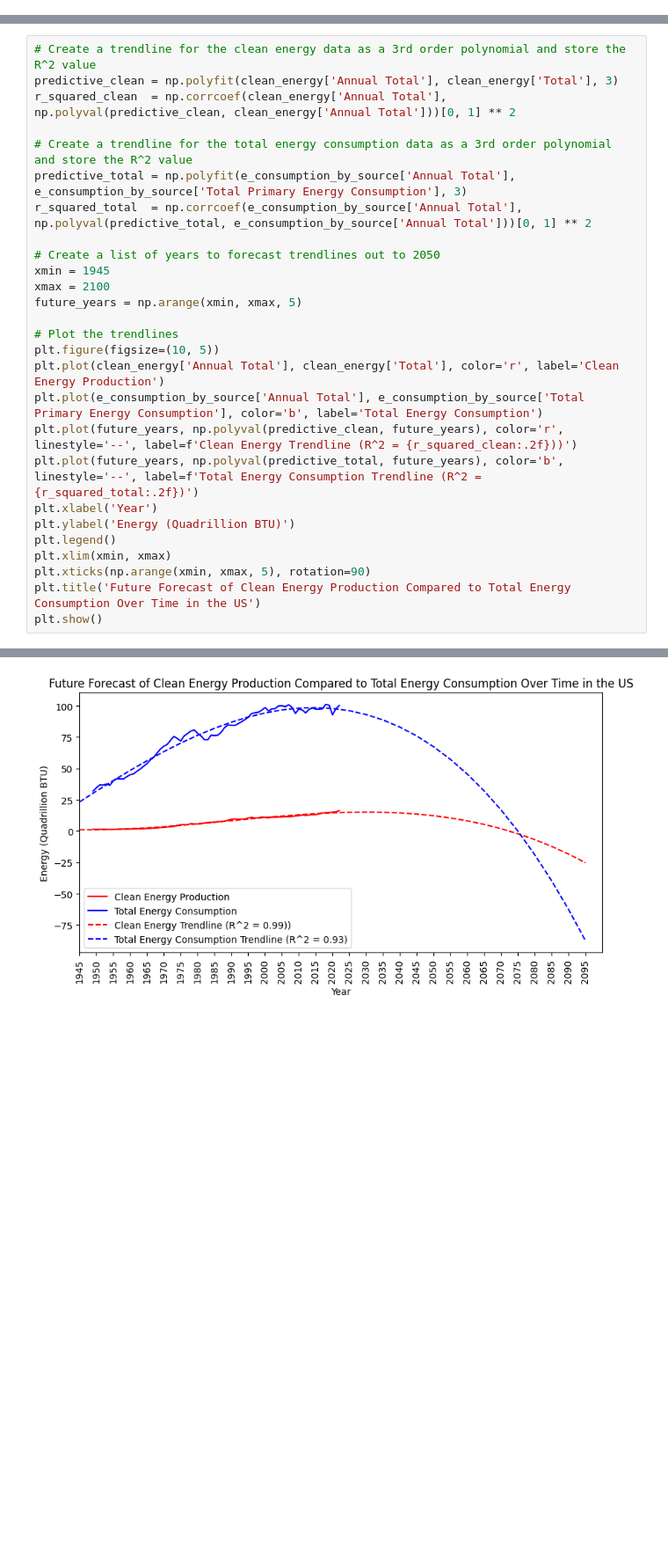
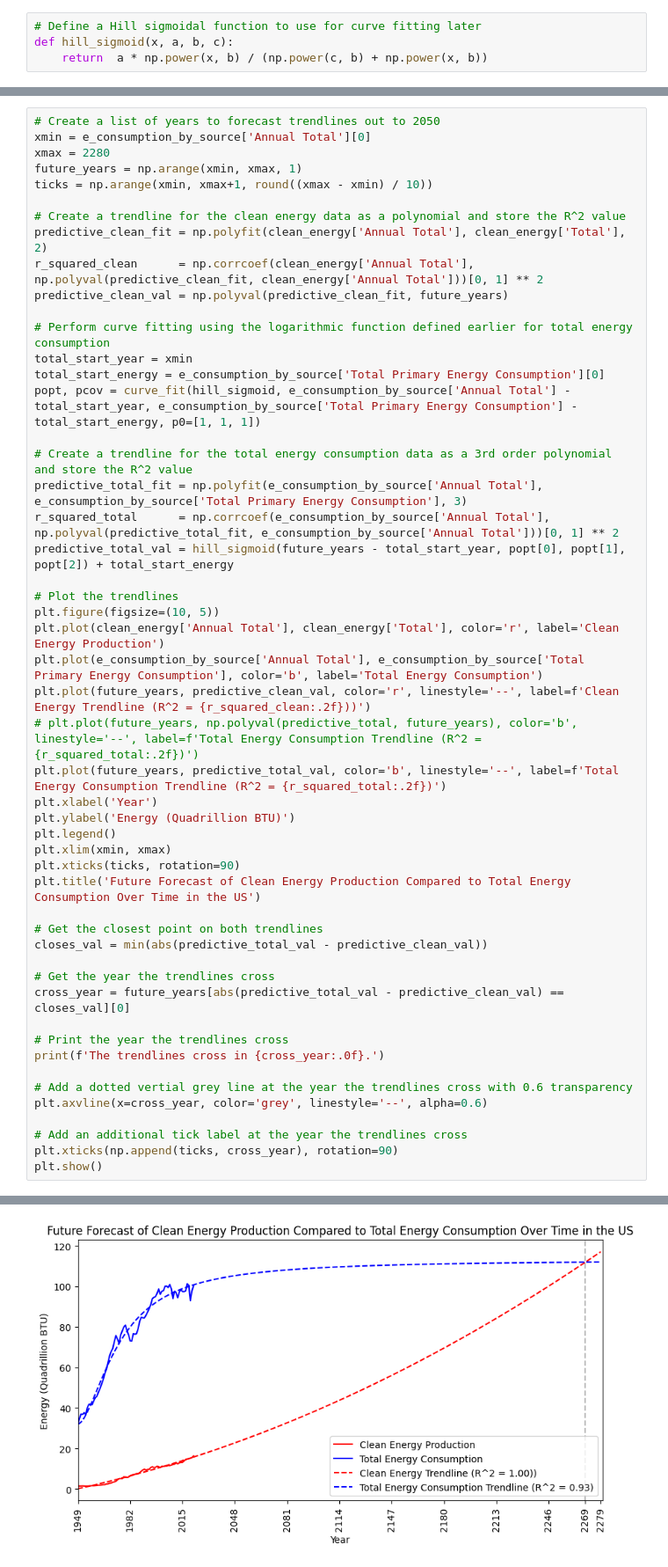
Before and after one commit to peterlecavalier/clean-energy-report, a Jupyter notebook: final_project.ipynb, the cells around one changed output, grey strips where cells are left out. Shown: that part at 88% size. Drawn from its saved outputs; the diff is of its cells as text; blank space fills up the shorter version.

```diff
--- a/final_project.ipynb
+++ b/final_project.ipynb
@@ -1 +12,5 @@
+# %%
+# Define a Hill sigmoidal function to use for curve fitting later
+def hill_sigmoid(x, a, b, c):
+    return  a * np.power(x, b) / (np.power(c, b) + np.power(x, b))
 # %%
@@ -46,28 +67,52 @@ plt.show()
 # %%
-# Create a trendline for the clean energy data as a 3rd order polynomial and store the R^2 value
-predictive_clean = np.polyfit(clean_energy['Annual Total'], clean_energy['Total'], 3)
-r_squared_clean  = np.corrcoef(clean_energy['Annual Total'], np.polyval(predictive_clean, clean_energy['Annual Total']))[0, 1] ** 2
+# Create a list of years to forecast trendlines out to 2050
+xmin = e_consumption_by_source['Annual Total'][0]
+xmax = 2280
+future_years = np.arange(xmin, xmax, 1)
+ticks = np.arange(xmin, xmax+1, round((xmax - xmin) / 10))
+
+# Create a trendline for the clean energy data as a polynomial and store the R^2 value
+predictive_clean_fit = np.polyfit(clean_energy['Annual Total'], clean_energy['Total'], 2)
+r_squared_clean      = np.corrcoef(clean_energy['Annual Total'], np.polyval(predictive_clean_fit, clean_energy['Annual Total']))[0, 1] ** 2
+predictive_clean_val = np.polyval(predictive_clean_fit, future_years)
+
+# Perform curve fitting using the logarithmic function defined earlier for total energy consumption
+total_start_year = xmin
+total_start_energy = e_consumption_by_source['Total Primary Energy Consumption'][0]
+popt, pcov = curve_fit(hill_sigmoid, e_consumption_by_source['Annual Total'] - total_start_year, e_consumption_by_source['Total Primary Energy Consumption'] - total_start_energy, p0=[1, 1, 1])
 
 # Create a trendline for the total energy consumption data as a 3rd order polynomial and store the R^2 value
-predictive_total = np.polyfit(e_consumption_by_source['Annual Total'], e_consumption_by_source['Total Primary Energy Consumption'], 3)
-r_squared_total  = np.corrcoef(e_consumption_by_source['Annual Total'], np.polyval(predictive_total, e_consumption_by_source['Annual Total']))[0, 1] ** 2
-
-# Create a list of years to forecast trendlines out to 2050
-xmin = 1945
-xmax = 2100
-future_years = np.arange(xmin, xmax, 5)
+predictive_total_fit = np.polyfit(e_consumption_by_source['Annual Total'], e_consumption_by_source['Total Primary Energy Consumption'], 3)
+r_squared_total      = np.corrcoef(e_consumption_by_source['Annual Total'], np.polyval(predictive_total_fit, e_consumption_by_source['Annual Total']))[0, 1] ** 2
+predictive_total_val = hill_sigmoid(future_years - total_start_year, popt[0], popt[1], popt[2]) + total_start_energy
 
 # Plot the trendlines
 plt.figure(figsize=(10, 5))
 plt.plot(clean_energy['Annual Total'], clean_energy['Total'], color='r', label='Clean Energy Production')
 plt.plot(e_consumption_by_source['Annual Total'], e_consumption_by_source['Total Primary Energy Consumption'], color='b', label='Total Energy Consumption')
-plt.plot(future_years, np.polyval(predictive_clean, future_years), color='r', linestyle='--', label=f'Clean Energy Trendline (R^2 = {r_squared_clean:.2f}))')
-plt.plot(future_years, np.polyval(predictive_total, future_years), color='b', linestyle='--', label=f'Total Energy Consumption Trendline (R^2 = {r_squared_total:.2f})')
+plt.plot(future_years, predictive_clean_val, color='r', linestyle='--', label=f'Clean Energy Trendline (R^2 = {r_squared_clean:.2f}))')
+# plt.plot(future_years, np.polyval(predictive_total, future_years), color='b', linestyle='--', label=f'Total Energy Consumption Trendline (R^2 = {r_squared_total:.2f})')
+plt.plot(future_years, predictive_total_val, color='b', linestyle='--', label=f'Total Energy Consumption Trendline (R^2 = {r_squared_total:.2f})')
 plt.xlabel('Year')
 plt.ylabel('Energy (Quadrillion BTU)')
 plt.legend()
 plt.xlim(xmin, xmax)
-plt.xticks(np.arange(xmin, xmax, 5), rotation=90)
+plt.xticks(ticks, rotation=90)
 plt.title('Future Forecast of Clean Energy Production Compared to Total Energy Consumption Over Time in the US')
+
+# Get the closest point on both trendlines
+closes_val = min(abs(predictive_total_val - predictive_clean_val))
+
+# Get the year the trendlines cross
+cross_year = future_years[abs(predictive_total_val - predictive_clean_val) == closes_val][0]
+
+# Print the year the trendlines cross
+print(f'The trendlines cross in {cross_year:.0f}.')
+
+# Add a dotted vertial grey line at the year the trendlines cross with 0.6 transparency
+plt.axvline(x=cross_year, color='grey', linestyle='--', alpha=0.6)
+
+# Add an additional tick label at the year the trendlines cross
+plt.xticks(np.append(ticks, cross_year), rotation=90)
 plt.show()
 # %% [output]
@@ -74 +120 @@ plt.show()
-[figure, old version]
+[figure, new version]
```
Also changed, not shown: parts of 5 cells of this notebook.
